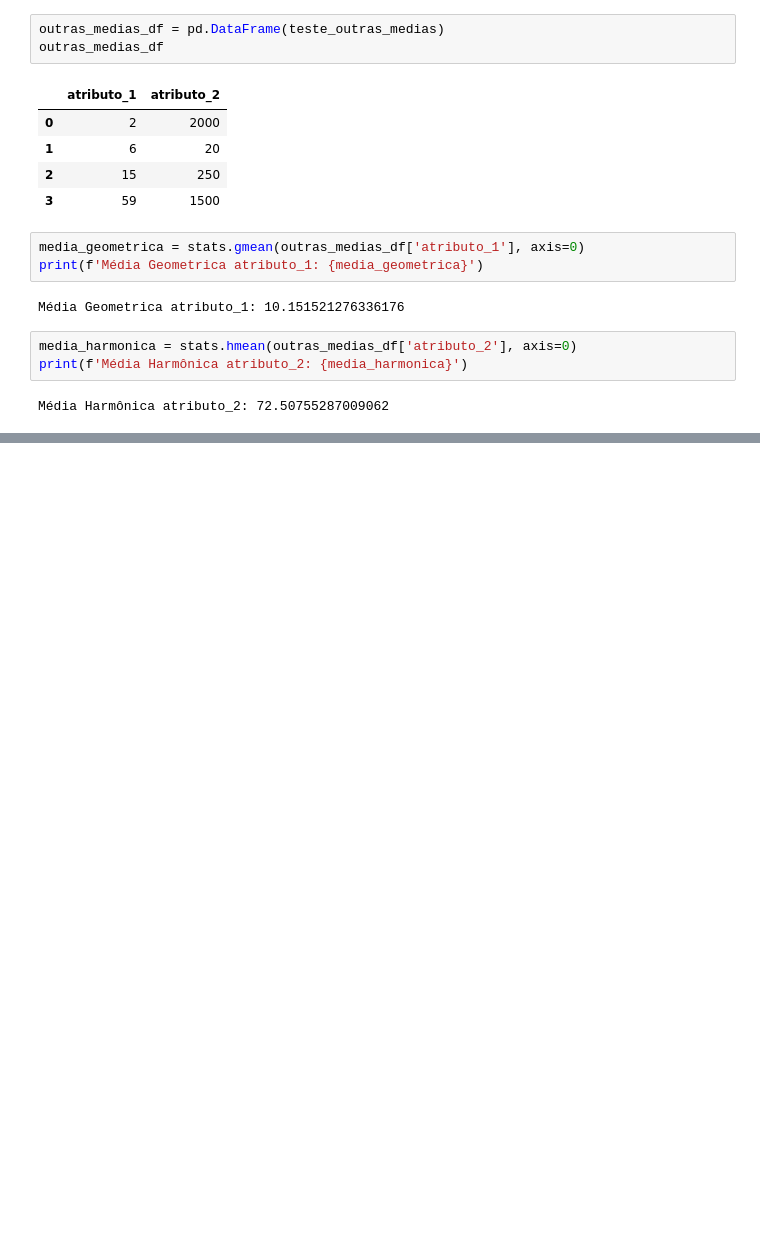
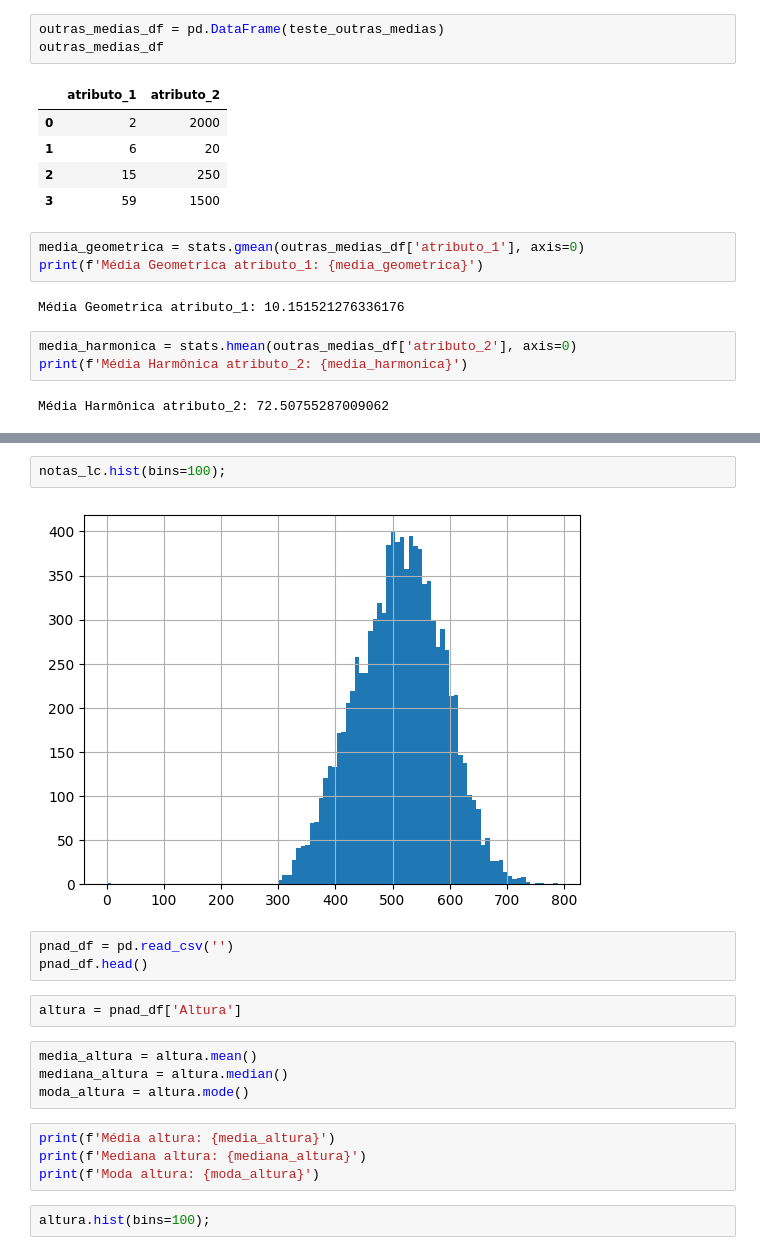
Before and after one commit to romulovieira777/Analise_Exploratoria_de_Dados_com_Python, a Jupyter notebook: Modulo_03_Medidas_Estatisticas/03_Analise_Exploratoria_de_Dados.ipynb, the cells around one changed output, grey strips where cells are left out. Cells and saved outputs as stored; diff of their text form; blank space fills up the shorter version.

```diff
--- a/Modulo_03_Medidas_Estatisticas/03_Analise_Exploratoria_de_Dados.ipynb
+++ b/Modulo_03_Medidas_Estatisticas/03_Analise_Exploratoria_de_Dados.ipynb
@@ -1791,0 +1830,19 @@ Média Harmônica atributo_2: 72.50755287009062
+# %%
+notas_lc.hist(bins=100);
+# %% [output]
+[figure, added]
+# %%
+pnad_df = pd.read_csv('')
+pnad_df.head()
+# %%
+altura = pnad_df['Altura']
+# %%
+media_altura = altura.mean()
+mediana_altura = altura.median()
+moda_altura = altura.mode()
+# %%
+print(f'Média altura: {media_altura}')
+print(f'Mediana altura: {mediana_altura}')
+print(f'Moda altura: {moda_altura}')
+# %%
+altura.hist(bins=100);
```
Also changed, not shown: parts of 16 cells of this notebook.
